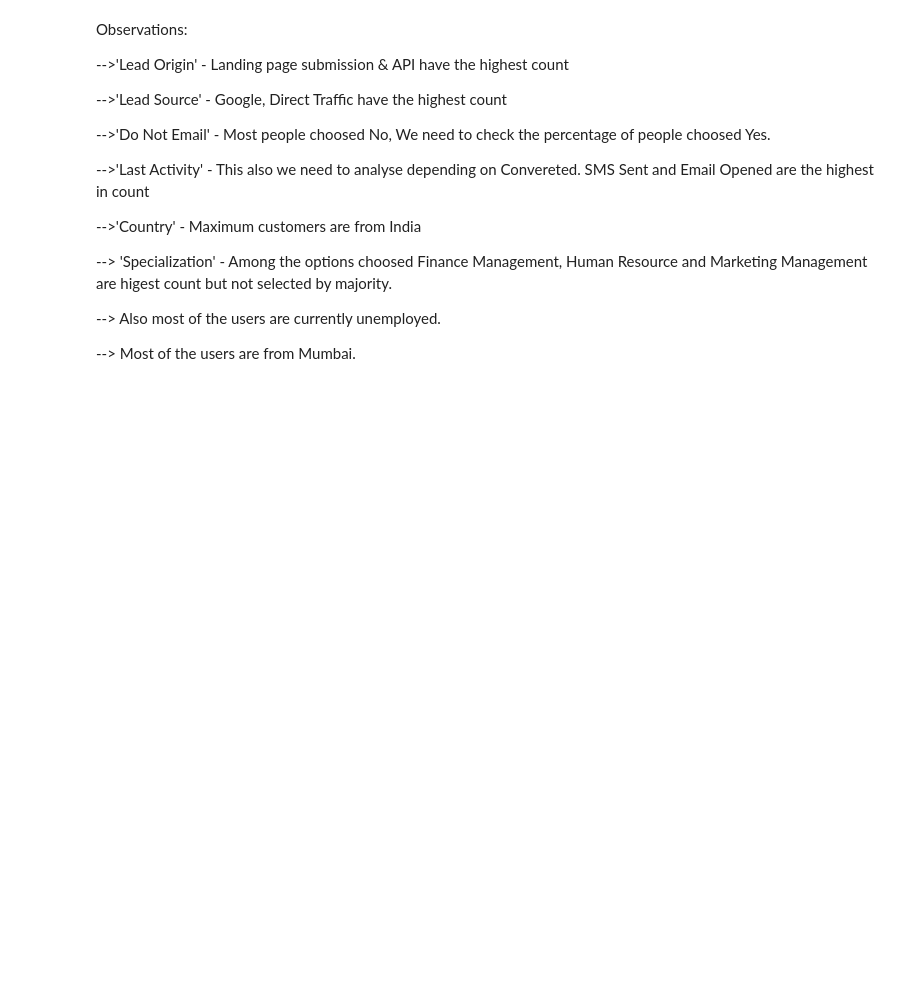
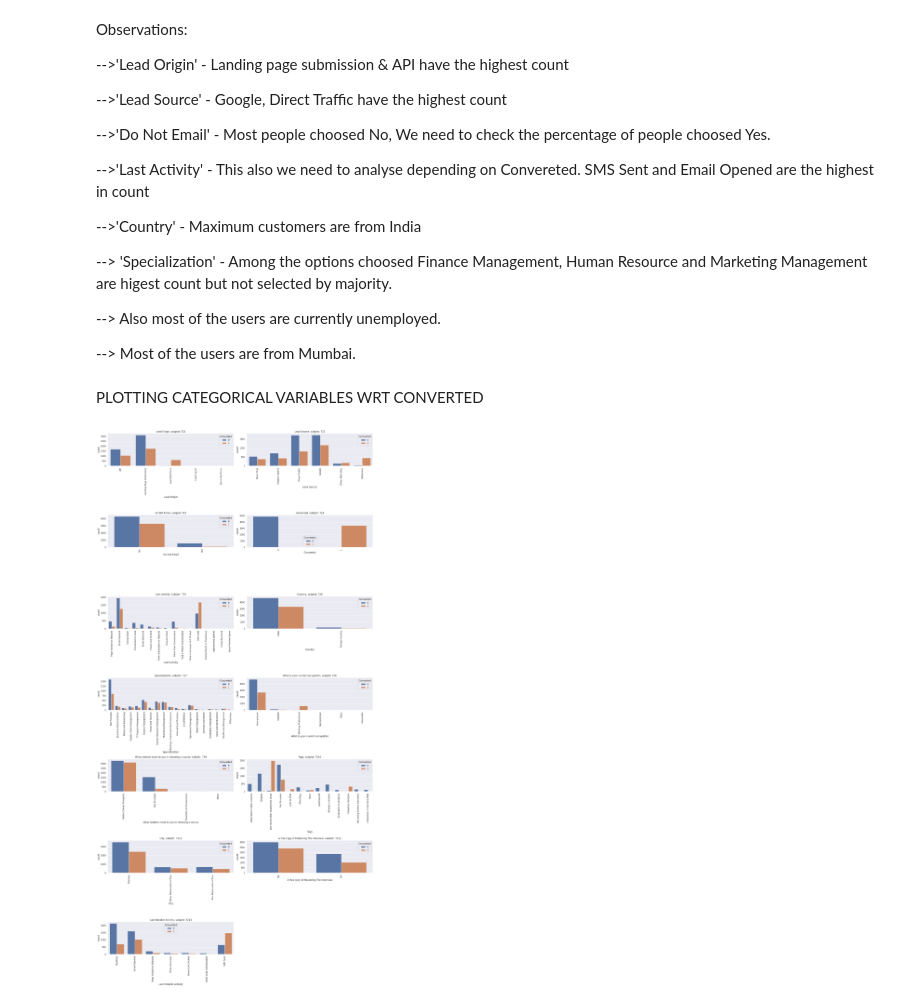
Before and after one commit to AnuAsai22/Lead_Scoring_CaseStudy, a Jupyter notebook: Lead_Scoring_AnuFinal.ipynb, the cells around one changed output. Drawn from its saved outputs; the diff is of its cells as text; code cells hidden in the pictures; blank space fills up the shorter version.

```diff
--- a/Lead_Scoring_AnuFinal.ipynb
+++ b/Lead_Scoring_AnuFinal.ipynb
@@ -1022,3 +1022,20 @@ Observations:
 --> Also most of the users are currently unemployed.
 
 --> Most of the users are from Mumbai.
+# %% [markdown]
+PLOTTING CATEGORICAL VARIABLES WRT CONVERTED
+# %%
+a=7  # number of rows
+b=2  # number of columns
+c=1  # initialize plot counter
+fig=plt.figure(figsize=(20,40))
+for i in obj_col:
+    plt.subplot(a, b, c)
+    plt.title('{}, subplot: {}{}{}'.format(i,a,b,c))
+    plt.xlabel(i)
+    sns.countplot(x=ls[i],hue=ls["Converted"]).tick_params(axis='x', rotation = 90)
+    c = c + 1
+fig.tight_layout()
+plt.show()
+# %% [output]
+[figure, added]
```
Also changed, not shown: parts of 1 cell of this notebook.
